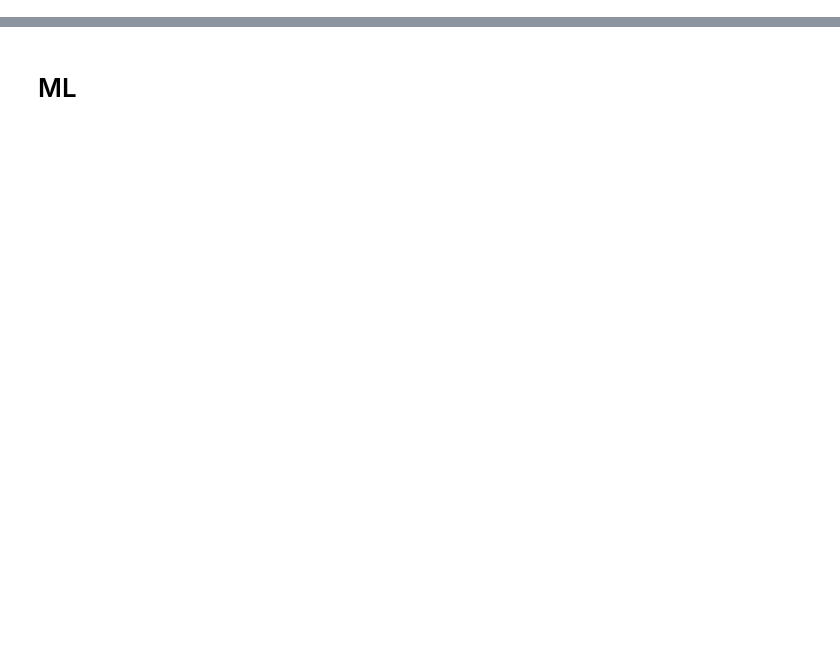
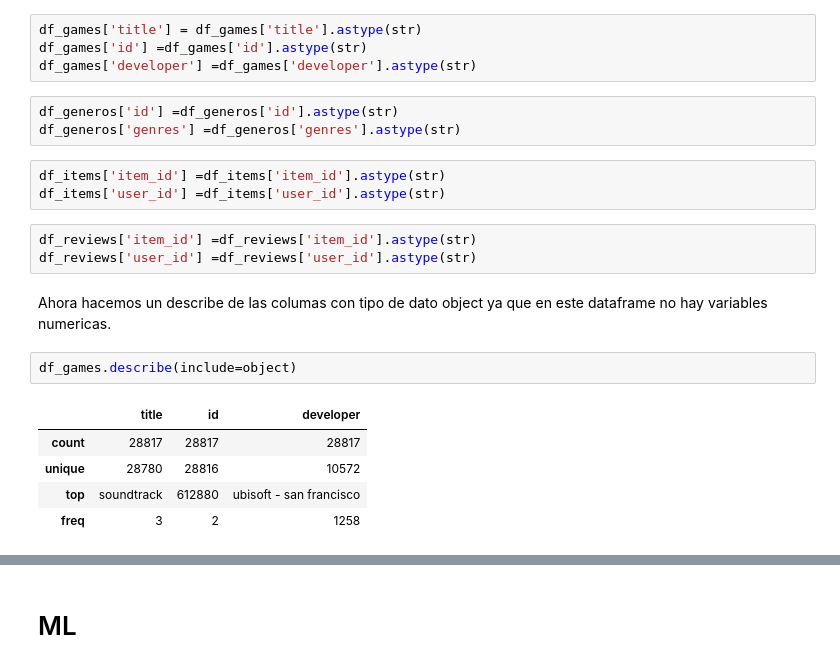
Before and after one commit to vay0/PI01-Individual-MLOPS, a Jupyter notebook: EDA y ML.ipynb, the cells around one changed output, grey strips where cells are left out. Saved outputs shown, nothing was run; the diff lists cells and outputs as text; blank space fills up the shorter version.

```diff
--- a/EDA y ML.ipynb
+++ b/EDA y ML.ipynb
@@ -2,0 +165,23 @@
+# %%
+df_games['title'] = df_games['title'].astype(str)
+df_games['id'] =df_games['id'].astype(str)
+df_games['developer'] =df_games['developer'].astype(str)
+# %%
+df_generos['id'] =df_generos['id'].astype(str)
+df_generos['genres'] =df_generos['genres'].astype(str)
+# %%
+df_items['item_id'] =df_items['item_id'].astype(str)
+df_items['user_id'] =df_items['user_id'].astype(str)
+# %%
+df_reviews['item_id'] =df_reviews['item_id'].astype(str)
+df_reviews['user_id'] =df_reviews['user_id'].astype(str)
+# %% [markdown]
+Ahora hacemos un describe de las columas con tipo de dato object ya que en este dataframe no hay variables numericas.
+# %%
+df_games.describe(include=object)
+# %% [output]
+|  | title | id | developer |
+| count | 28817 | 28817 | 28817 |
+| unique | 28780 | 28816 | 10572 |
+| top | soundtrack | 612880 | ubisoft - san francisco |
+| freq | 3 | 2 | 1258 |
```
Also changed, not shown: parts of 55 cells of this notebook, 2 other files.
